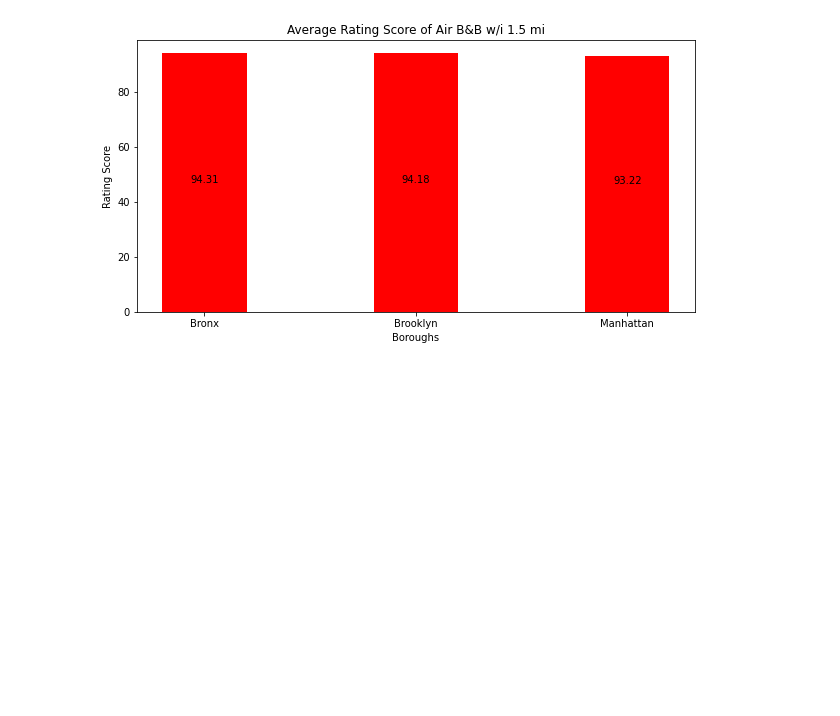
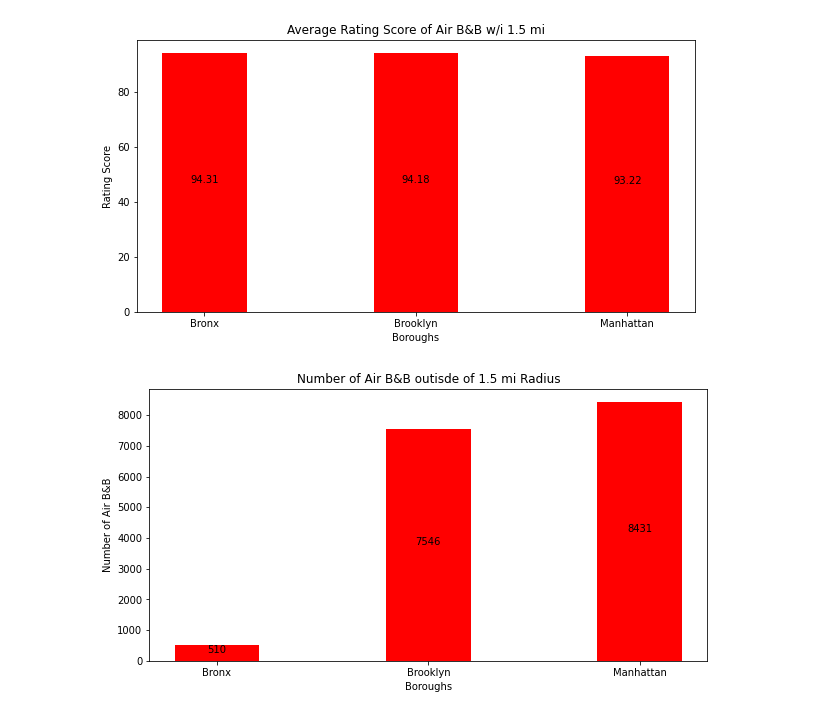
Before and after one commit to parriswoods22/Room11, a Jupyter notebook: Airbnb & Attractions.ipynb, the cells around one changed output. Drawn from its saved outputs; the diff is of its cells as text; code cells hidden in the pictures; blank space fills up the shorter version.

```diff
--- a/Airbnb & Attractions.ipynb
+++ b/Airbnb & Attractions.ipynb
@@ -535,3 +535,25 @@ plt.title("Average Rating Score of Air B&B w/i 1.5 mi")
 plt.show()
 # %% [output]
 [figure]
+# %%
+prox_df_2 = final_df.drop(final_df[final_df['Proximity (mi)'] < 1.5].index)
+# %%
+#Number of Air B&B w/i 1.5 mi of Attraction by Borough
+prox_boroughs = prox_df_2.groupby(["Borough"]).count()
+boroughs = ['Bronx', 'Brooklyn', 'Manhattan']
+values = prox_boroughs["ID"].to_numpy()
+
+
+fig = plt.figure(figsize = (10, 5))
+
+# creating the bar plot
+plt.bar(boroughs, values, color ='r',
+        width = 0.4)
+
+addlabels(boroughs, values)
+plt.xlabel("Boroughs")
+plt.ylabel("Number of Air B&B")
+plt.title("Number of Air B&B outisde of 1.5 mi Radius")
+plt.show()
+# %% [output]
+[figure, added]
```
Also changed, not shown: parts of 2 cells of this notebook.
